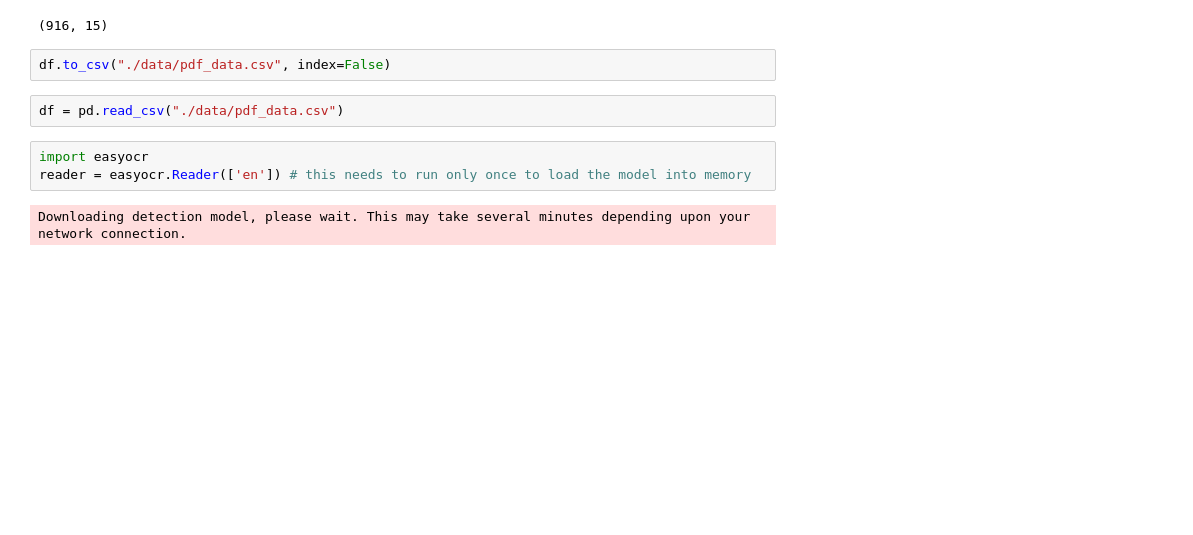
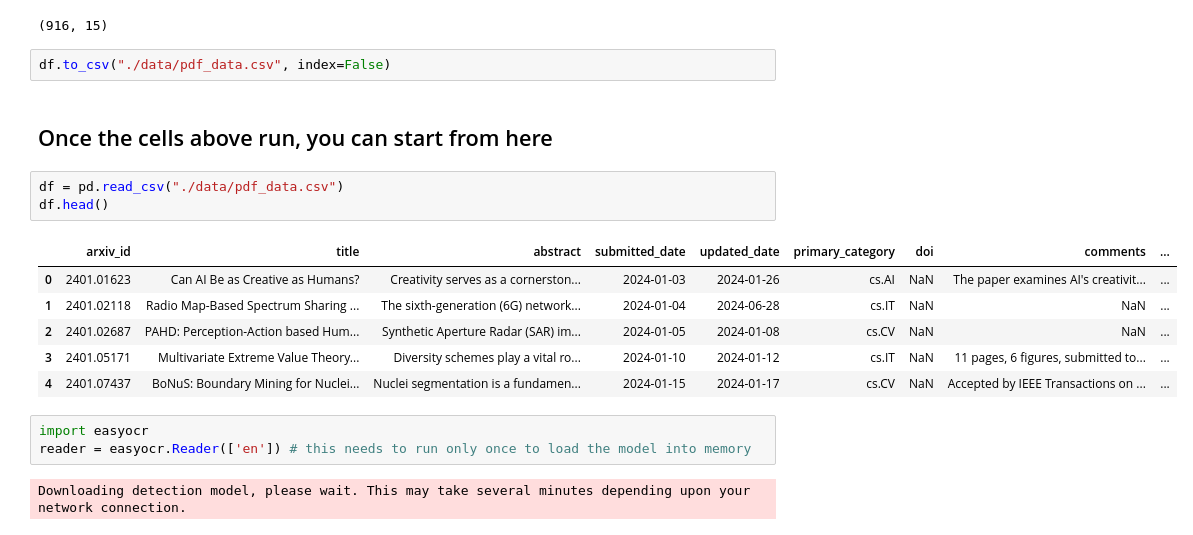
Before and after one commit to Julien-Pgn/SciRex, a Jupyter notebook: notebooks/ocr.ipynb, the cells around one changed output. Drawn from its saved outputs; the diff is of its cells as text; blank space fills up the shorter version.

```diff
--- a/notebooks/ocr.ipynb
+++ b/notebooks/ocr.ipynb
@@ -45,8 +47,18 @@ df.shape
 (916, 15)
 # %%
 df.to_csv("./data/pdf_data.csv", index=False)
+# %% [markdown]
+## Once the cells above run, you can start from here
 # %%
 df = pd.read_csv("./data/pdf_data.csv")
+df.head()
+# %% [output]
+|  | arxiv_id | title | abstract | submitted_date | updated_date | primary_category | doi | comments | ... |
+| 0 | 2401.01623 | Can AI Be as Creative as Humans? | Creativity serves as a cornerston... | 2024-01-03 | 2024-01-26 | cs.AI | NaN | The paper examines AI's creativit... | ... |
+| 1 | 2401.02118 | Radio Map-Based Spectrum Sharing ... | The sixth-generation (6G) network... | 2024-01-04 | 2024-06-28 | cs.IT | NaN | NaN | ... |
+| 2 | 2401.02687 | PAHD: Perception-Action based Hum... | Synthetic Aperture Radar (SAR) im... | 2024-01-05 | 2024-01-08 | cs.CV | NaN | NaN | ... |
+| 3 | 2401.05171 | Multivariate Extreme Value Theory... | Diversity schemes play a vital ro... | 2024-01-10 | 2024-01-12 | cs.IT | NaN | 11 pages, 6 figures, submitted to... | ... |
+| 4 | 2401.07437 | BoNuS: Boundary Mining for Nuclei... | Nuclei segmentation is a fundamen... | 2024-01-15 | 2024-01-17 | cs.CV | NaN | Accepted by IEEE Transactions on ... | ... |
 # %%
 import easyocr
 reader = easyocr.Reader(['en']) # this needs to run only once to load the model into memory
```
Also changed, not shown: parts of 15 cells of this notebook, 7 other files.
